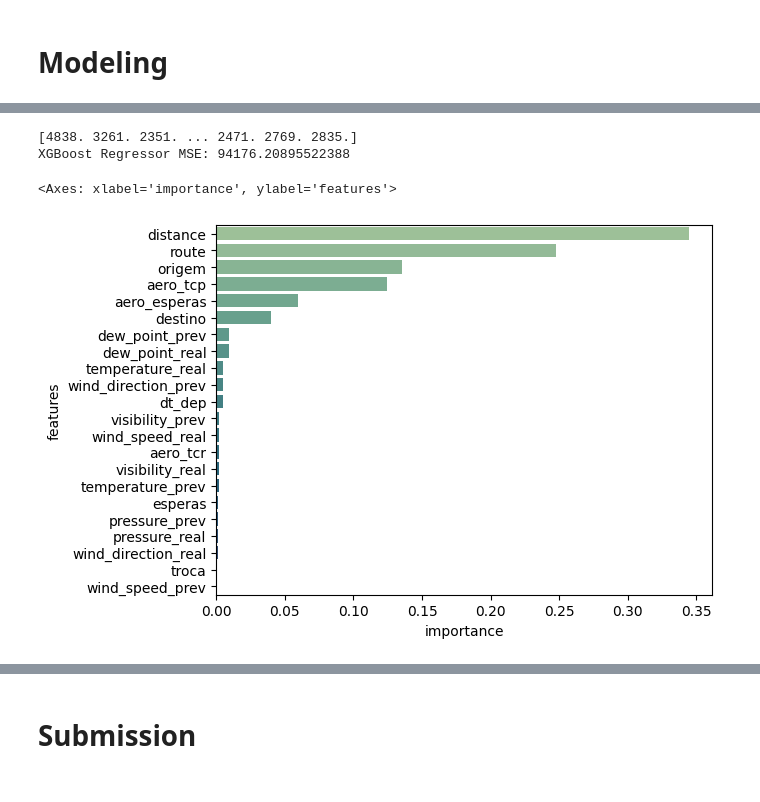
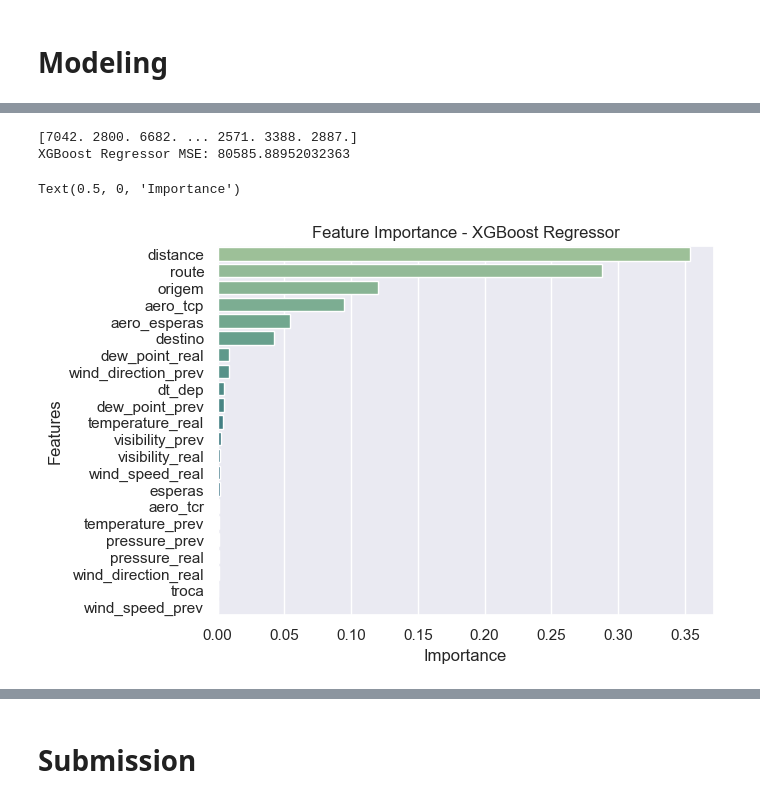
Before and after one commit to InAI-Delta/ita-datascience-2023, a Jupyter notebook: initial_analysis.ipynb, the cells around one changed output, grey strips where cells are left out. Cells and saved outputs as stored; diff of their text form; code cells hidden in the pictures.

Commit message:
score: 22,232 (graphics titles and labels, removal of outlier routes)

```diff
--- a/initial_analysis.ipynb
+++ b/initial_analysis.ipynb
@@ -27,7 +27,8 @@ from datetime import datetime, timedelta
 from statistics import mode
 # pd.set_option('display.max_colwidth', None)
 # pd.set_option('display.max_columns', None)
-# pd.set_option('display.max_rows', None)
+pd.set_option('display.max_rows', None)
+sns.set_theme()
 # %%
 bimtra_df = pd.read_csv('data/bimtra_df.csv')
 esperas_df = pd.read_csv('data/esperas_df.csv')
@@ -982,0 +936,4 @@ Name: count, dtype: int64
+# %%
+routes_to_remove = ['SBGR-SBGR', 'SBKP-SBKP', 'SBCF-SBCF']
+
+train_data = train_data[~train_data['route_cat'].isin(routes_to_remove)]
@@ -1015,10 +1021,13 @@ y_pred = np.round_(y_pred)
 print(y_pred)
 print(f'XGBoost Regressor MSE: {mean_squared_error(y_test, y_pred)}')
 # %% [output]
-[4838. 3261. 2351. ... 2471. 2769. 2835.]
-XGBoost Regressor MSE: 94176.20895522388
+[7042. 2800. 6682. ... 2571. 3388. 2887.]
+XGBoost Regressor MSE: 80585.88952032363
 # %%
 sns.barplot(data=pd.DataFrame({'features':features, 'importance':model3.feature_importances_}).sort_values(by='importance', ascending=False), x='importance', y='features', orient='h', palette='crest')
+plt.title('Feature Importance - XGBoost Regressor')
+plt.ylabel('Features')
+plt.xlabel('Importance')
 # %% [output]
-<Axes: xlabel='importance', ylabel='features'>
+Text(0.5, 0, 'Importance')
-[figure, old version]
+[figure, new version]
```
Also changed, not shown: parts of 29 cells of this notebook.
